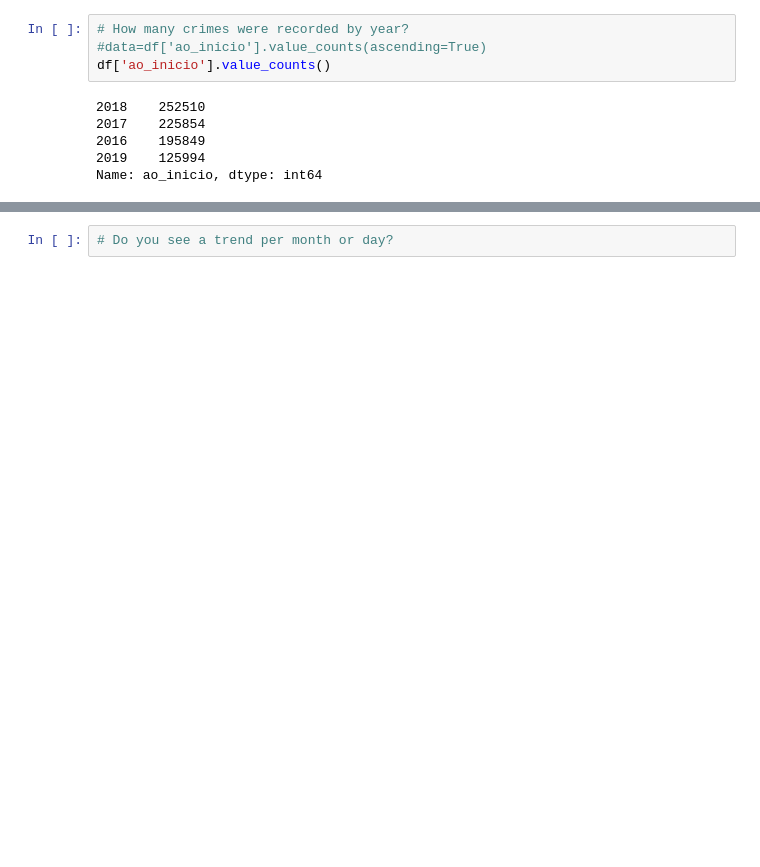
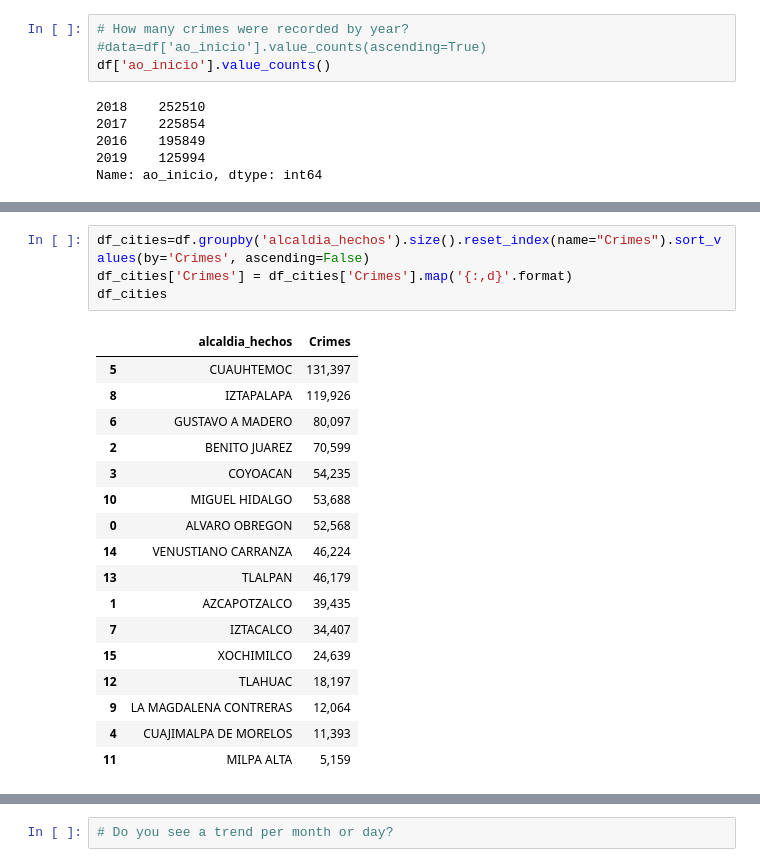
Before and after one commit to xalejandrow/interacting-with-the-twitter-api-project-tutorial, a Jupyter notebook: Crimes_4GKS.ipynb, the cells around one changed output, grey strips where cells are left out. Drawn from its saved outputs; the diff is of its cells as text; blank space fills up the shorter version.

```diff
--- a/Crimes_4GKS.ipynb
+++ b/Crimes_4GKS.ipynb
@@ -173,2 +256,24 @@ df_count.plot.bar(title='Crimes per Year', x='fecha_inicio',y='obs')
+# %%
+df_cities=df.groupby('alcaldia_hechos').size().reset_index(name="Crimes").sort_values(by='Crimes', ascending=False)
+df_cities['Crimes'] = df_cities['Crimes'].map('{:,d}'.format)
+df_cities
+# %% [output]
+|  | alcaldia_hechos | Crimes |
+| 5 | CUAUHTEMOC | 131,397 |
+| 8 | IZTAPALAPA | 119,926 |
+| 6 | GUSTAVO A MADERO | 80,097 |
+| 2 | BENITO JUAREZ | 70,599 |
+| 3 | COYOACAN | 54,235 |
+| 10 | MIGUEL HIDALGO | 53,688 |
+| 0 | ALVARO OBREGON | 52,568 |
+| 14 | VENUSTIANO CARRANZA | 46,224 |
+| 13 | TLALPAN | 46,179 |
+| 1 | AZCAPOTZALCO | 39,435 |
+| 7 | IZTACALCO | 34,407 |
+| 15 | XOCHIMILCO | 24,639 |
+| 12 | TLAHUAC | 18,197 |
+| 9 | LA MAGDALENA CONTRERAS | 12,064 |
+| 4 | CUAJIMALPA DE MORELOS | 11,393 |
+| 11 | MILPA ALTA | 5,159 |
 # %%
 # In each city, what are the top 3 subcities ("Colonias") with most crimes?
```
Also changed, not shown: parts of 14 cells of this notebook.
